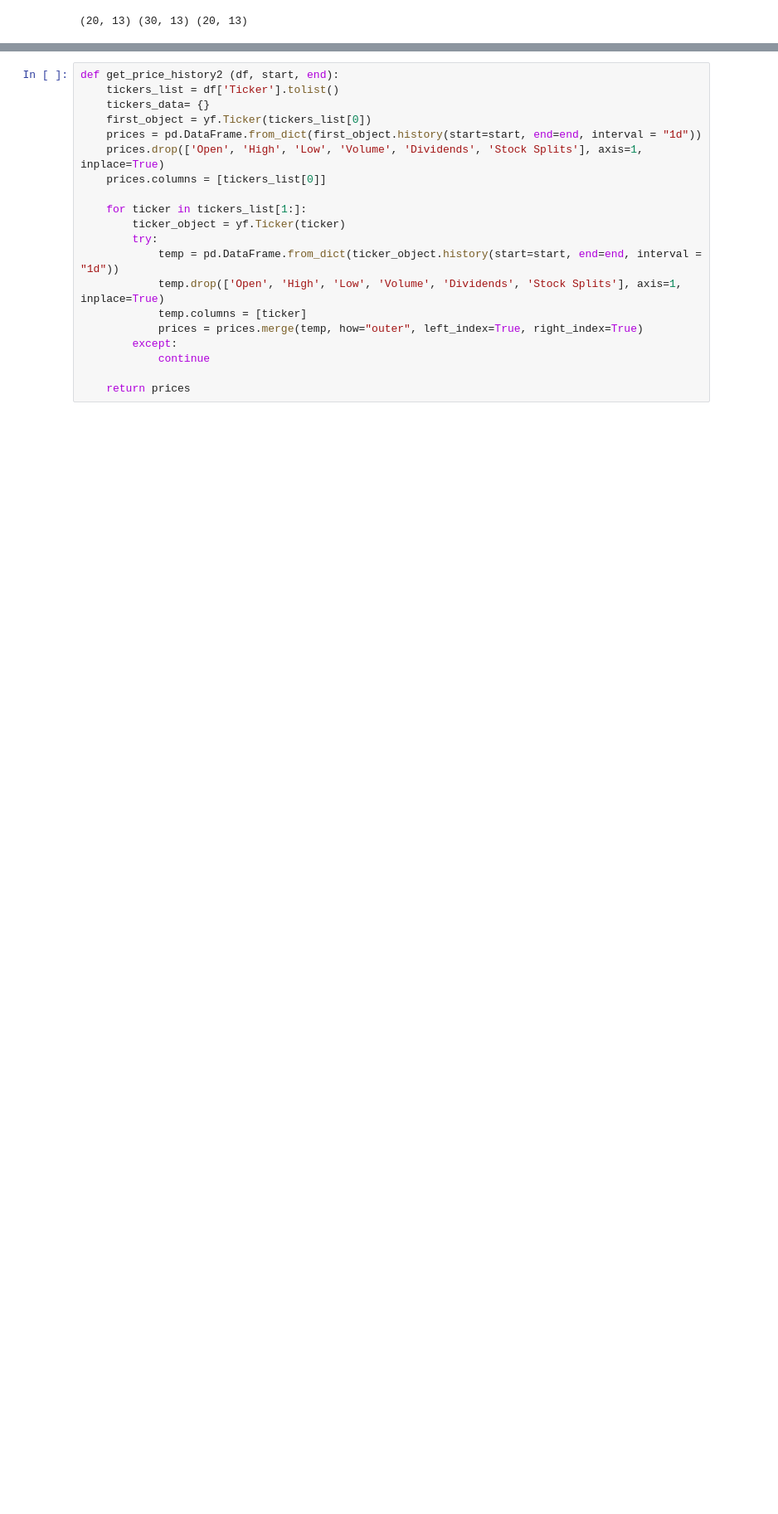
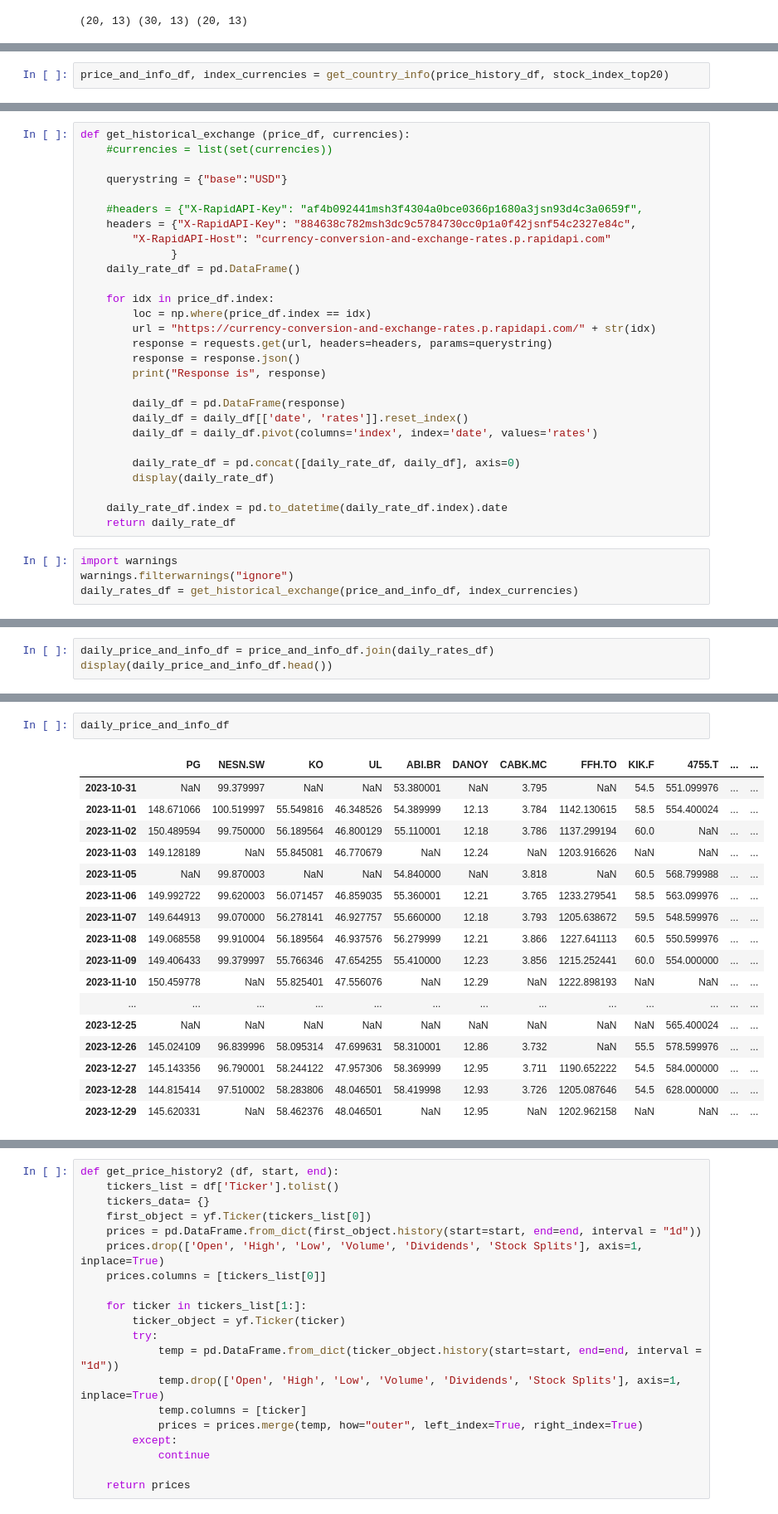
Before and after one commit to apenake/Certified_B_Corp_Index, a Jupyter notebook: Public B Corp Index with Currency Conversion.ipynb, the cells around one changed output, grey strips where cells are left out. Shown at 83% size. Drawn from its saved outputs; the diff is of its cells as text; blank space fills up the shorter version.

Commit message:
Daily price and exchange rate formulas added

```diff
--- a/Public B Corp Index with Currency Conversion.ipynb
+++ b/Public B Corp Index with Currency Conversion.ipynb
@@ -466,0 +582,2 @@ print(stock_index_top20.shape, stock_index_top30.shape, stock_index_over1b.shape
+# %%
+price_and_info_df, index_currencies = get_country_info(price_history_df, stock_index_top20)
@@ -466,0 +596,32 @@ print(stock_index_top20.shape, stock_index_top30.shape, stock_index_over1b.shape
+# %%
+def get_historical_exchange (price_df, currencies):
+    #currencies = list(set(currencies))
+
+    querystring = {"base":"USD"}
+
+    #headers = {"X-RapidAPI-Key": "af4b092441msh3f4304a0bce0366p1680a3jsn93d4c3a0659f",
+    headers = {"X-RapidAPI-Key": "884638c782msh3dc9c5784730cc0p1a0f42jsnf54c2327e84c",
+        "X-RapidAPI-Host": "currency-conversion-and-exchange-rates.p.rapidapi.com"
+              }
+    daily_rate_df = pd.DataFrame()
+
+    for idx in price_df.index:
+        loc = np.where(price_df.index == idx)
+        url = "https://currency-conversion-and-exchange-rates.p.rapidapi.com/" + str(idx)
+        response = requests.get(url, headers=headers, params=querystring)
+        response = response.json()
+        print("Response is", response)
+
+        daily_df = pd.DataFrame(response)
+        daily_df = daily_df[['date', 'rates']].reset_index()
+        daily_df = daily_df.pivot(columns='index', index='date', values='rates')
+
+        daily_rate_df = pd.concat([daily_rate_df, daily_df], axis=0)
+        display(daily_rate_df)
+
+    daily_rate_df.index = pd.to_datetime(daily_rate_df.index).date
+    return daily_rate_df
+# %%
+import warnings
+warnings.filterwarnings("ignore")
+daily_rates_df = get_historical_exchange(price_and_info_df, index_currencies)
@@ -466,0 +667,3 @@ print(stock_index_top20.shape, stock_index_top30.shape, stock_index_over1b.shape
+# %%
+daily_price_and_info_df = price_and_info_df.join(daily_rates_df)
+display(daily_price_and_info_df.head())
@@ -466,0 +678,20 @@ print(stock_index_top20.shape, stock_index_top30.shape, stock_index_over1b.shape
+# %%
+daily_price_and_info_df
+# %% [output]
+|  | PG | NESN.SW | KO | UL | ABI.BR | DANOY | CABK.MC | FFH.TO | KIK.F | 4755.T | ... | ... |
+| 2023-10-31 | NaN | 99.379997 | NaN | NaN | 53.380001 | NaN | 3.795 | NaN | 54.5 | 551.099976 | ... | ... |
+| 2023-11-01 | 148.671066 | 100.519997 | 55.549816 | 46.348526 | 54.389999 | 12.13 | 3.784 | 1142.130615 | 58.5 | 554.400024 | ... | ... |
+| 2023-11-02 | 150.489594 | 99.750000 | 56.189564 | 46.800129 | 55.110001 | 12.18 | 3.786 | 1137.299194 | 60.0 | NaN | ... | ... |
+| 2023-11-03 | 149.128189 | NaN | 55.845081 | 46.770679 | NaN | 12.24 | NaN | 1203.916626 | NaN | NaN | ... | ... |
+| 2023-11-05 | NaN | 99.870003 | NaN | NaN | 54.840000 | NaN | 3.818 | NaN | 60.5 | 568.799988 | ... | ... |
+| 2023-11-06 | 149.992722 | 99.620003 | 56.071457 | 46.859035 | 55.360001 | 12.21 | 3.765 | 1233.279541 | 58.5 | 563.099976 | ... | ... |
+| 2023-11-07 | 149.644913 | 99.070000 | 56.278141 | 46.927757 | 55.660000 | 12.18 | 3.793 | 1205.638672 | 59.5 | 548.599976 | ... | ... |
+| 2023-11-08 | 149.068558 | 99.910004 | 56.189564 | 46.937576 | 56.279999 | 12.21 | 3.866 | 1227.641113 | 60.5 | 550.599976 | ... | ... |
+| 2023-11-09 | 149.406433 | 99.379997 | 55.766346 | 47.654255 | 55.410000 | 12.23 | 3.856 | 1215.252441 | 60.0 | 554.000000 | ... | ... |
+| 2023-11-10 | 150.459778 | NaN | 55.825401 | 47.556076 | NaN | 12.29 | NaN | 1222.898193 | NaN | NaN | ... | ... |
+| ... | ... | ... | ... | ... | ... | ... | ... | ... | ... | ... | ... | ... |
+| 2023-12-25 | NaN | NaN | NaN | NaN | NaN | NaN | NaN | NaN | NaN | 565.400024 | ... | ... |
+| 2023-12-26 | 145.024109 | 96.839996 | 58.095314 | 47.699631 | 58.310001 | 12.86 | 3.732 | NaN | 55.5 | 578.599976 | ... | ... |
+| 2023-12-27 | 145.143356 | 96.790001 | 58.244122 | 47.957306 | 58.369999 | 12.95 | 3.711 | 1190.652222 | 54.5 | 584.000000 | ... | ... |
+| 2023-12-28 | 144.815414 | 97.510002 | 58.283806 | 48.046501 | 58.419998 | 12.93 | 3.726 | 1205.087646 | 54.5 | 628.000000 | ... | ... |
+| 2023-12-29 | 145.620331 | NaN | 58.462376 | 48.046501 | NaN | 12.95 | NaN | 1202.962158 | NaN | NaN | ... | ... |
```
Also changed, not shown: parts of 41 cells of this notebook, 1 other file.
